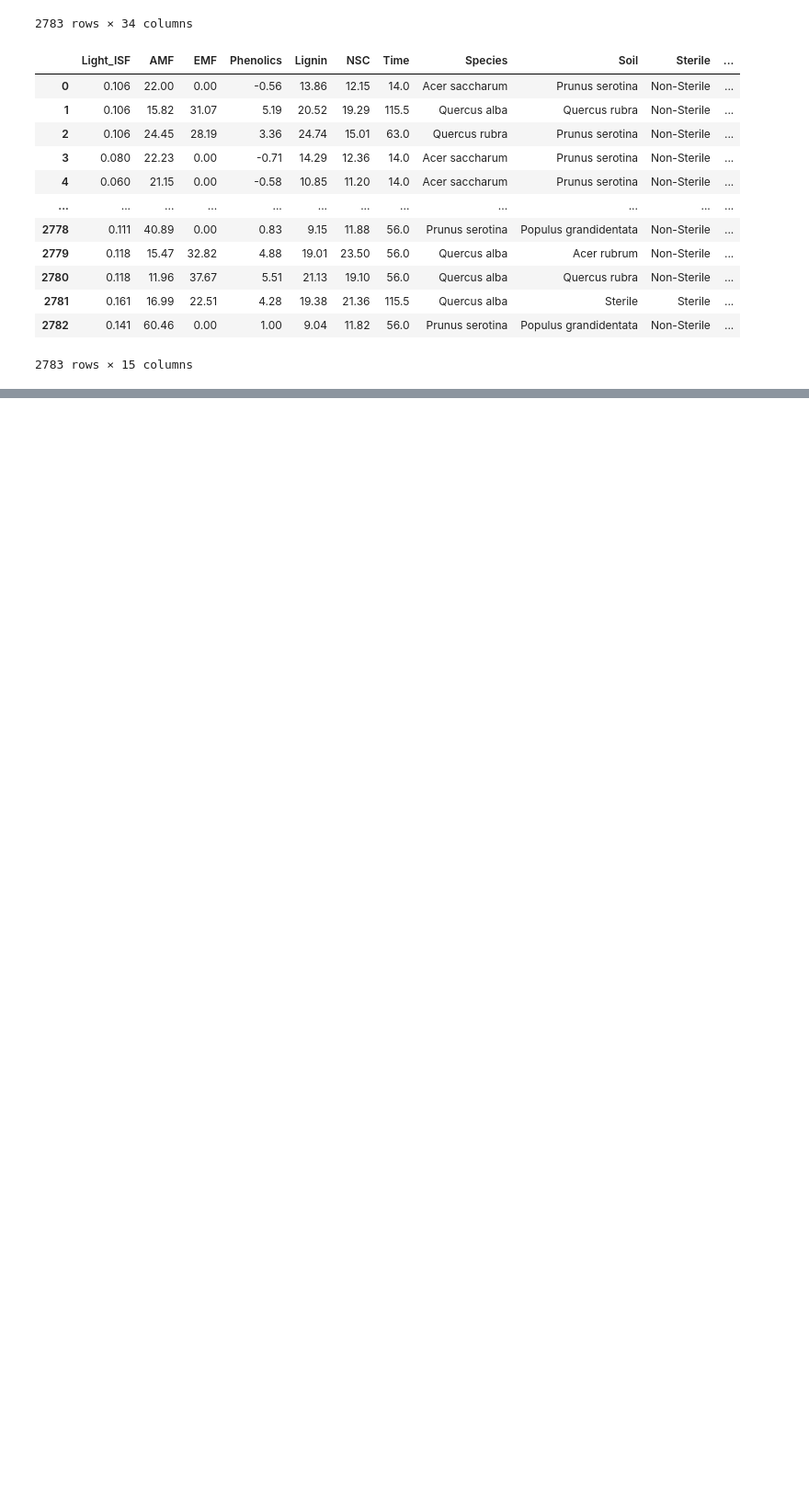
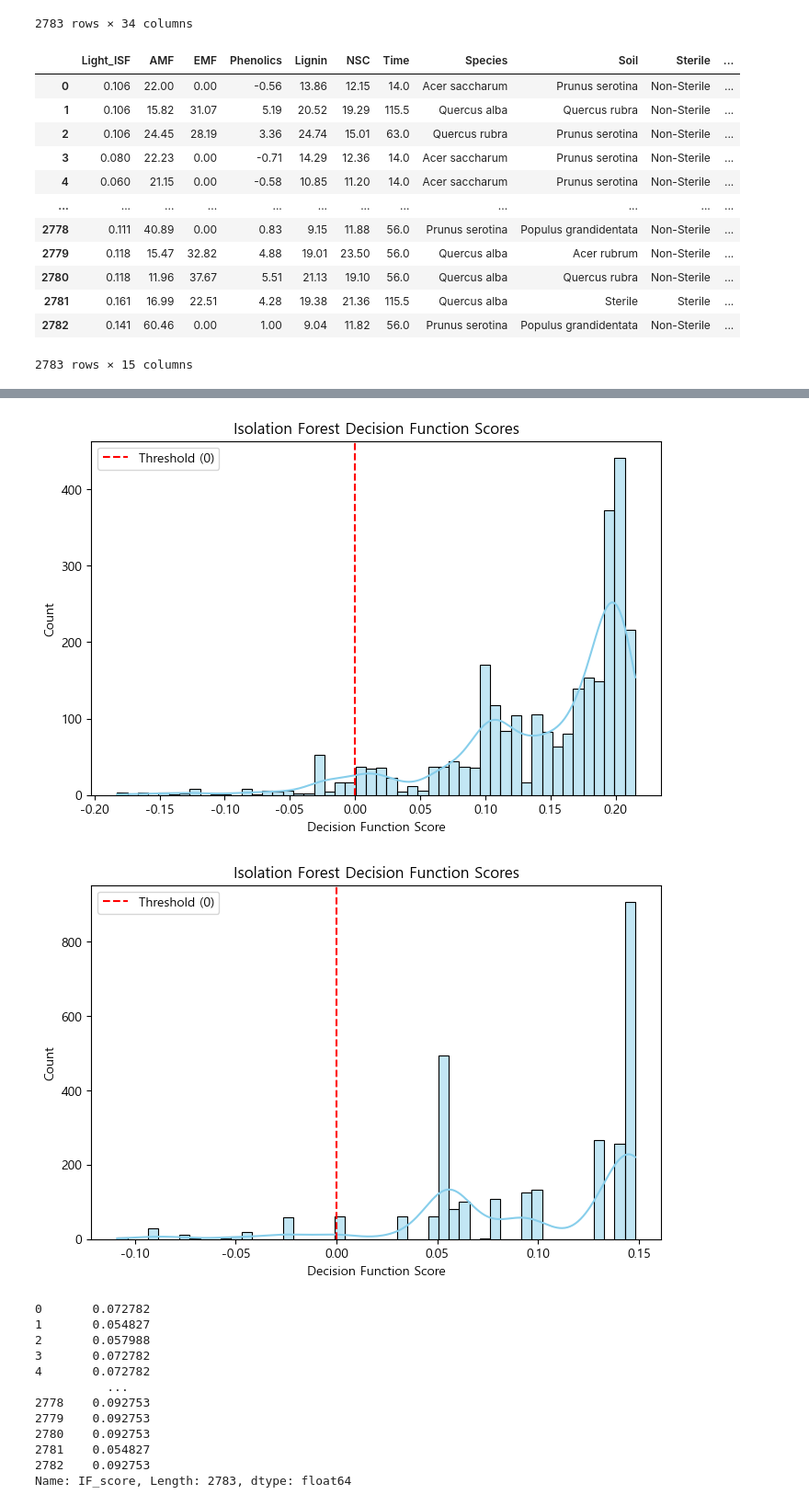
Before and after one commit to SKNetworks-AI19-250818/SKN19-mini-3Team, a Jupyter notebook: run.ipynb, the cells around one changed output, grey strips where cells are left out. Shown at 92% size. Saved outputs shown, nothing was run; the diff lists cells and outputs as text; code cells hidden in the pictures; blank space fills up the shorter version.

```diff
--- a/run.ipynb
+++ b/run.ipynb
@@ -385,0 +461,18 @@ display(dp.category_decoding(encode))
+# %%
+dv.show_anomaly_score(df['AMF'])
+dv.show_anomaly_score(df['Time'])
+# %% [output]
+[figure, added]
+[figure, added]
+0       0.072782
+1       0.054827
+2       0.057988
+3       0.072782
+4       0.072782
+          ...
+2778    0.092753
+2779    0.092753
+2780    0.092753
+2781    0.054827
+2782    0.092753
+Name: IF_score, Length: 2783, dtype: float64
```
Also changed, not shown: parts of 7 cells of this notebook.
